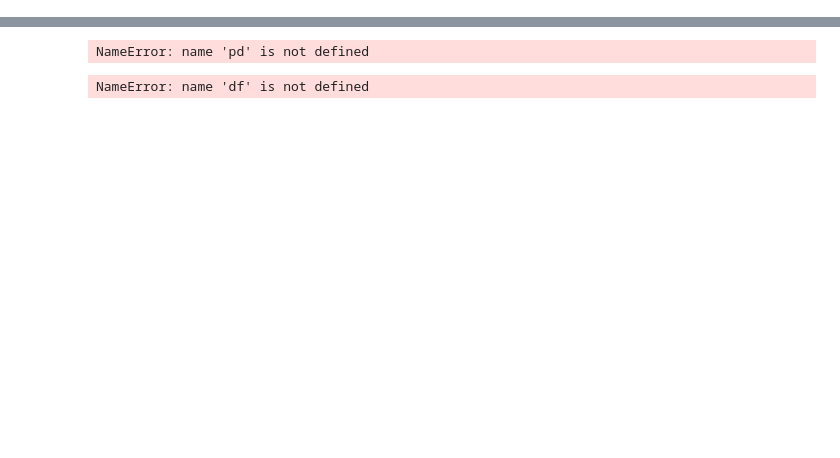
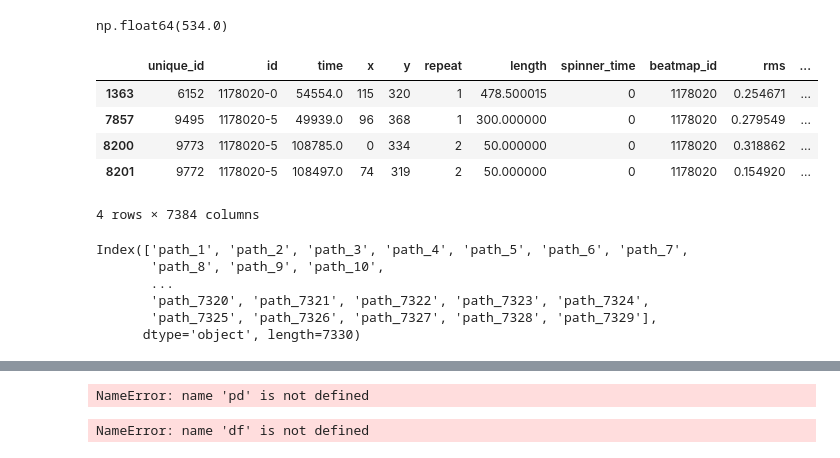
Before and after one commit to saliherdemk/osu-dataset-generator, a Jupyter notebook: notebooks/normalize.ipynb, the cells around one changed output, grey strips where cells are left out. Saved outputs shown, nothing was run; the diff lists cells and outputs as text; code cells hidden in the pictures; blank space fills up the shorter version.

```diff
--- a/notebooks/normalize.ipynb
+++ b/notebooks/normalize.ipynb
@@ -6,0 +42,22 @@ df = pd.read_csv(data_path)
+# %%
+df["path_1"].max()
+# %% [output]
+np.float64(534.0)
+# %%
+df[df["path_2"] > 400]
+# %% [output]
+|  | unique_id | id | time | x | y | repeat | length | spinner_time | beatmap_id | rms | ... |
+| 1363 | 6152 | 1178020-0 | 54554.0 | 115 | 320 | 1 | 478.500015 | 0 | 1178020 | 0.254671 | ... |
+| 7857 | 9495 | 1178020-5 | 49939.0 | 96 | 368 | 1 | 300.000000 | 0 | 1178020 | 0.279549 | ... |
+| 8200 | 9773 | 1178020-5 | 108785.0 | 0 | 334 | 2 | 50.000000 | 0 | 1178020 | 0.318862 | ... |
+| 8201 | 9772 | 1178020-5 | 108497.0 | 74 | 319 | 2 | 50.000000 | 0 | 1178020 | 0.154920 | ... |
+4 rows × 7384 columns
+# %%
+df.columns[df.columns.str.startswith("path_")]
+# %% [output]
+Index(['path_1', 'path_2', 'path_3', 'path_4', 'path_5', 'path_6', 'path_7',
+       'path_8', 'path_9', 'path_10',
+       ...
+       'path_7320', 'path_7321', 'path_7322', 'path_7323', 'path_7324',
+       'path_7325', 'path_7326', 'path_7327', 'path_7328', 'path_7329'],
+      dtype='object', length=7330)
```
Also changed, not shown: parts of 12 cells of this notebook, 10 other files.
